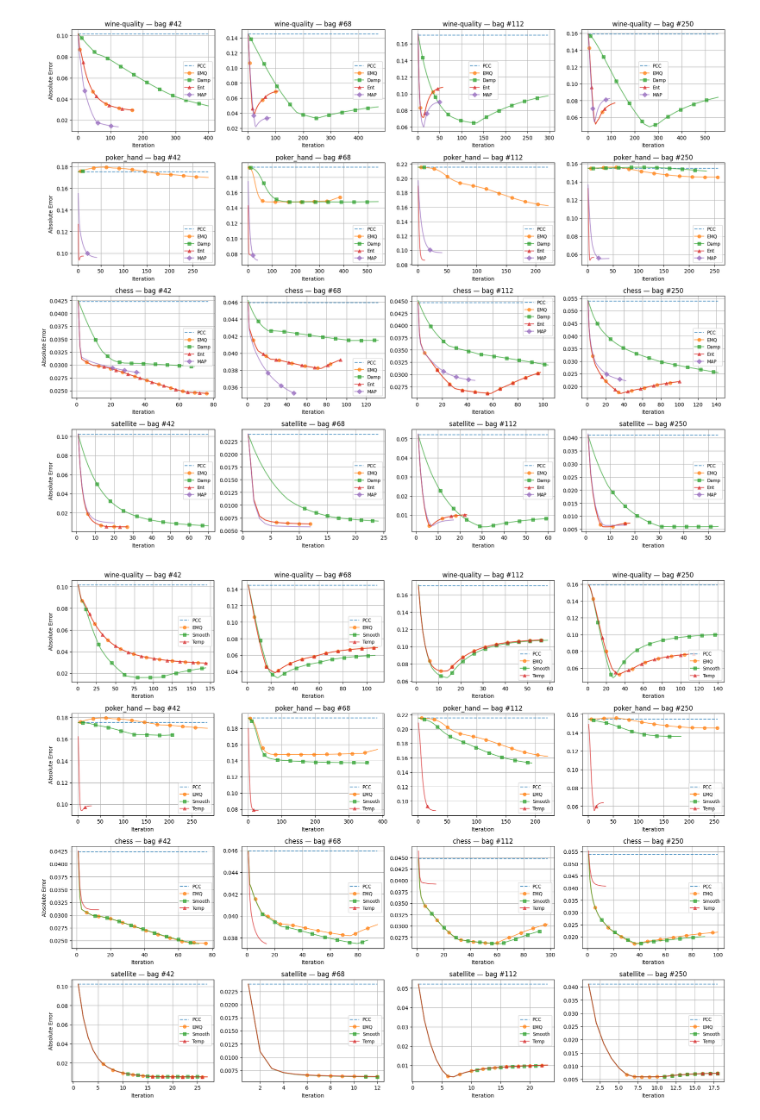
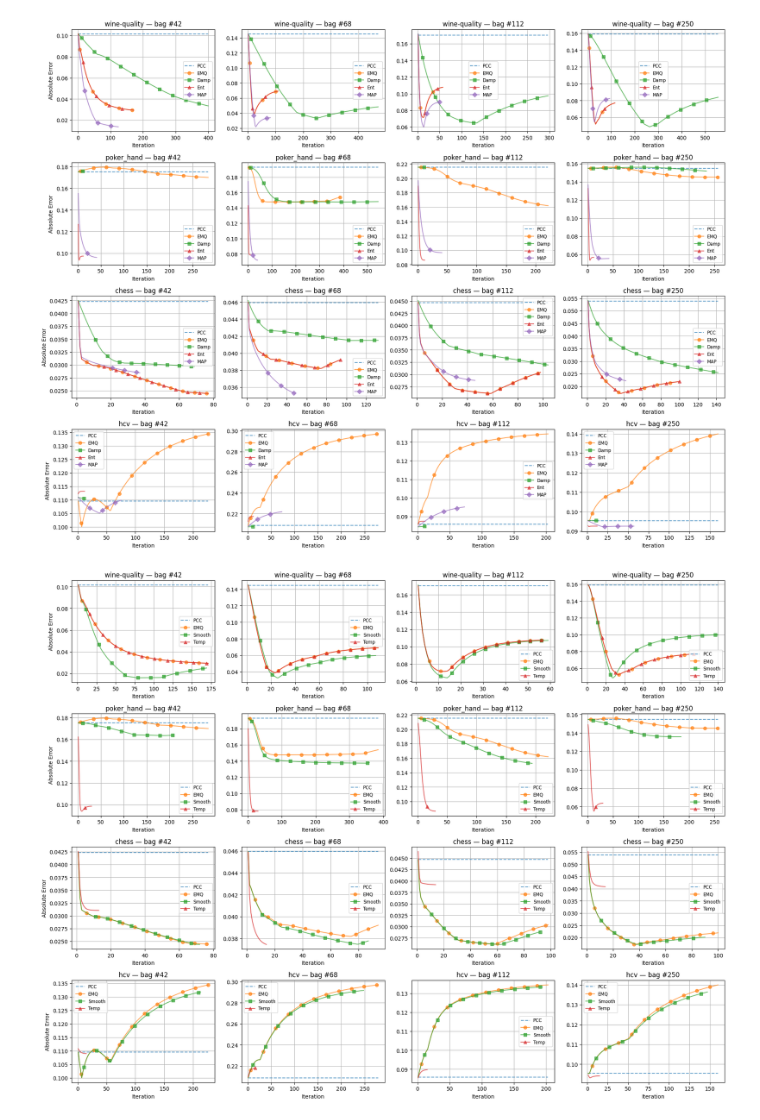
Before and after one commit to pglez82/emq-stabilization, a Jupyter notebook: plottrajectories.ipynb, the cells around one changed output. Cells and saved outputs as stored; diff of their text form; code cells hidden in the pictures.

```diff
--- a/plottrajectories.ipynb
+++ b/plottrajectories.ipynb
@@ -174,29 +174,29 @@ def plot_everthing(methods, method_names, classifier, datasets, bags_by_dataset,
 # %%
 # -----------------------------
 # CONFIG — edit these as needed
 # -----------------------------
 classifier = 'LR'
 
 # Compare several methods in the SAME plot (per subplot)
 methods = ['EM','DEM','EREM','DMAPEM']
 method_names = ['EMQ','Damp','Ent','MAP']  # for legend
 
 # Number of subplot columns per dataset (e.g., 4)
 grid_cols = 4
 
 # For each dataset, specify the bag numbers (index into your .dataframe / trajectories list)
 # If a dataset has fewer than grid_cols bag numbers, remaining subplots will be empty.
 bags_by_dataset: Dict[str, List[int]] = {
     'wine-quality': [42, 68, 112, 250],
     'poker_hand': [42, 68, 112, 250],
     'chess': [42, 68, 112, 250],
-    'satellite': [42, 68, 112, 250],
+    'hcv': [42, 68, 112, 250],
 }
 datasets = list(bags_by_dataset.keys())
 
 plot_everthing(methods, method_names, classifier, datasets, bags_by_dataset)
 # %% [output]
-[figure, old version]
+[figure, new version]
 # %%
 # -----------------------------
 # CONFIG — edit these as needed
@@ -212,4 +212,4 @@ grid_cols = 4
 
 plot_everthing(methods, method_names, classifier, datasets, bags_by_dataset)
 # %% [output]
-[figure, old version]
+[figure, new version]
```
Also changed, not shown: 3 other files.
